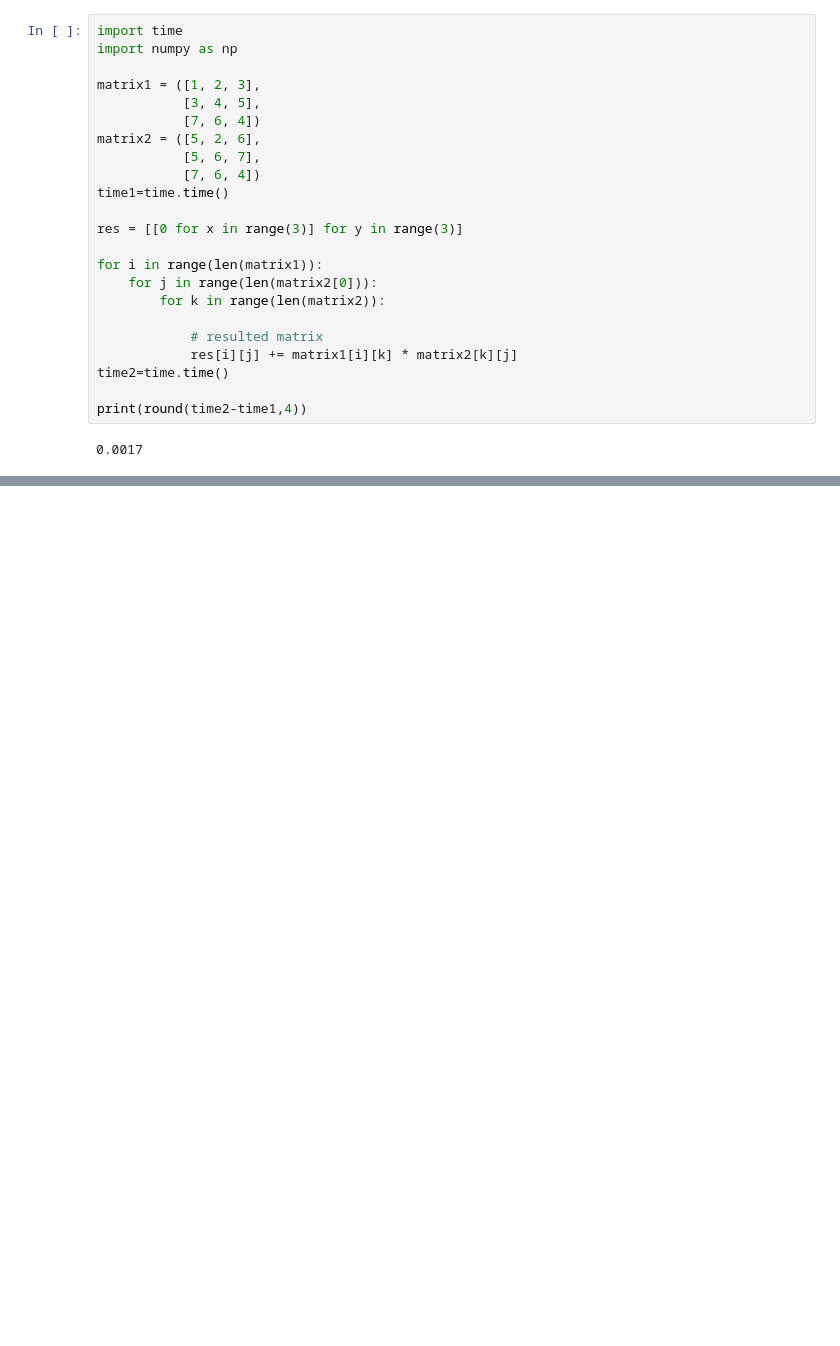
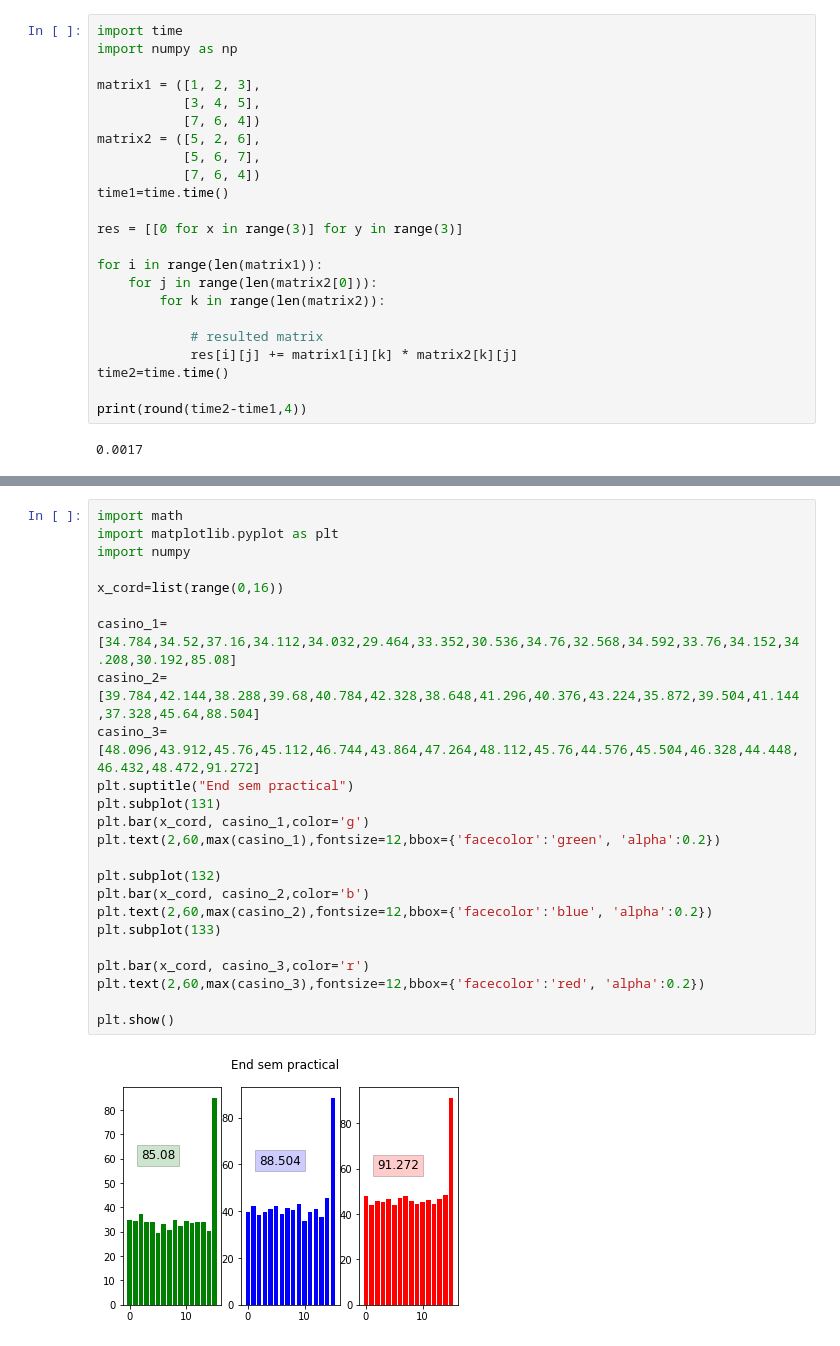
Before and after one commit to tanvitiwari17/DataScience, a Jupyter notebook: class/lab.ipynb, the cells around one changed output, grey strips where cells are left out. Drawn from its saved outputs; the diff is of its cells as text; blank space fills up the shorter version.

```diff
--- a/class/lab.ipynb
+++ b/class/lab.ipynb
@@ -466,0 +508,26 @@ print(round(time2-time1,4))
+# %%
+import math
+import matplotlib.pyplot as plt
+import numpy
+
+x_cord=list(range(0,16))
+
+casino_1=[34.784,34.52,37.16,34.112,34.032,29.464,33.352,30.536,34.76,32.568,34.592,33.76,34.152,34.208,30.192,85.08]
+casino_2=[39.784,42.144,38.288,39.68,40.784,42.328,38.648,41.296,40.376,43.224,35.872,39.504,41.144,37.328,45.64,88.504]
+casino_3=[48.096,43.912,45.76,45.112,46.744,43.864,47.264,48.112,45.76,44.576,45.504,46.328,44.448,46.432,48.472,91.272]
+plt.suptitle("End sem practical")
+plt.subplot(131)
+plt.bar(x_cord, casino_1,color='g')
+plt.text(2,60,max(casino_1),fontsize=12,bbox={'facecolor':'green', 'alpha':0.2})
+
+plt.subplot(132)
+plt.bar(x_cord, casino_2,color='b')
+plt.text(2,60,max(casino_2),fontsize=12,bbox={'facecolor':'blue', 'alpha':0.2})
+plt.subplot(133)
+
+plt.bar(x_cord, casino_3,color='r')
+plt.text(2,60,max(casino_3),fontsize=12,bbox={'facecolor':'red', 'alpha':0.2})
+
+plt.show()
+# %% [output]
+[figure, added]
```
Also changed, not shown: parts of 2 cells of this notebook, 1 other file.
